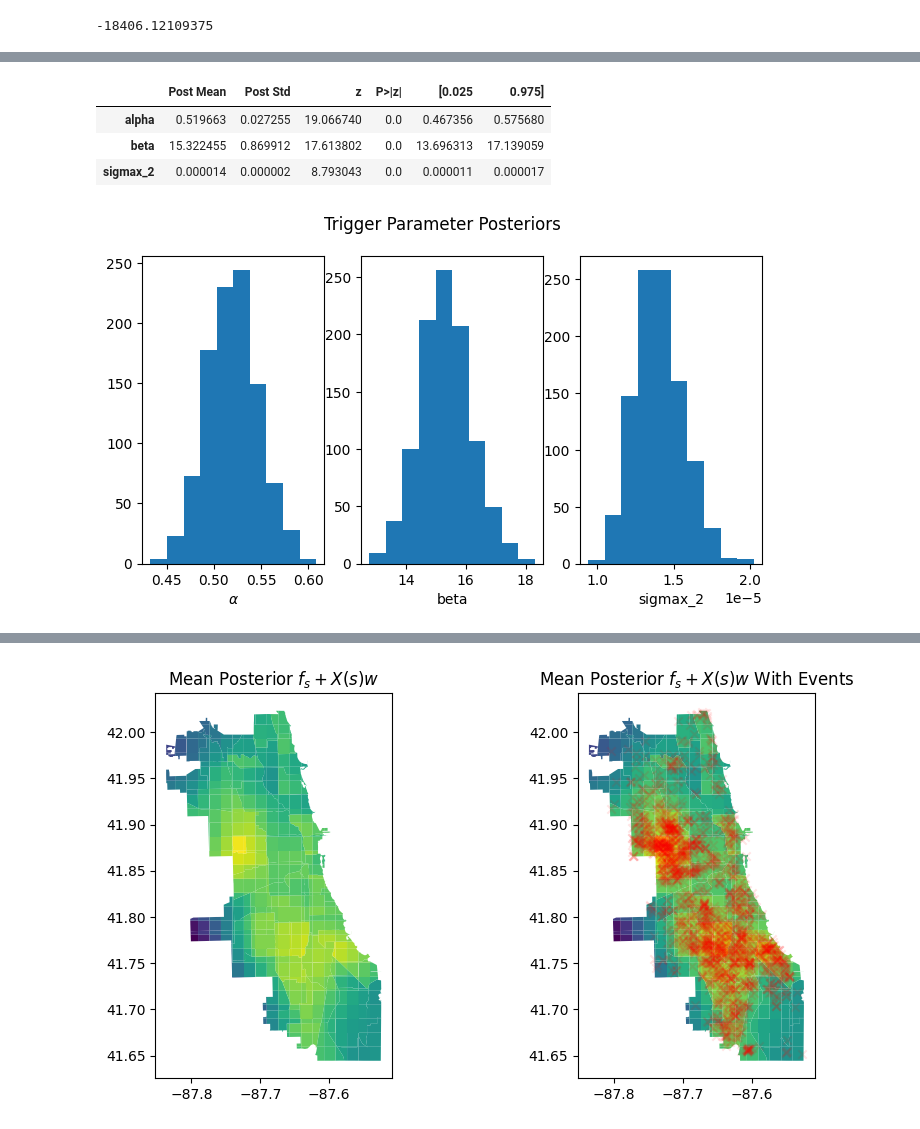
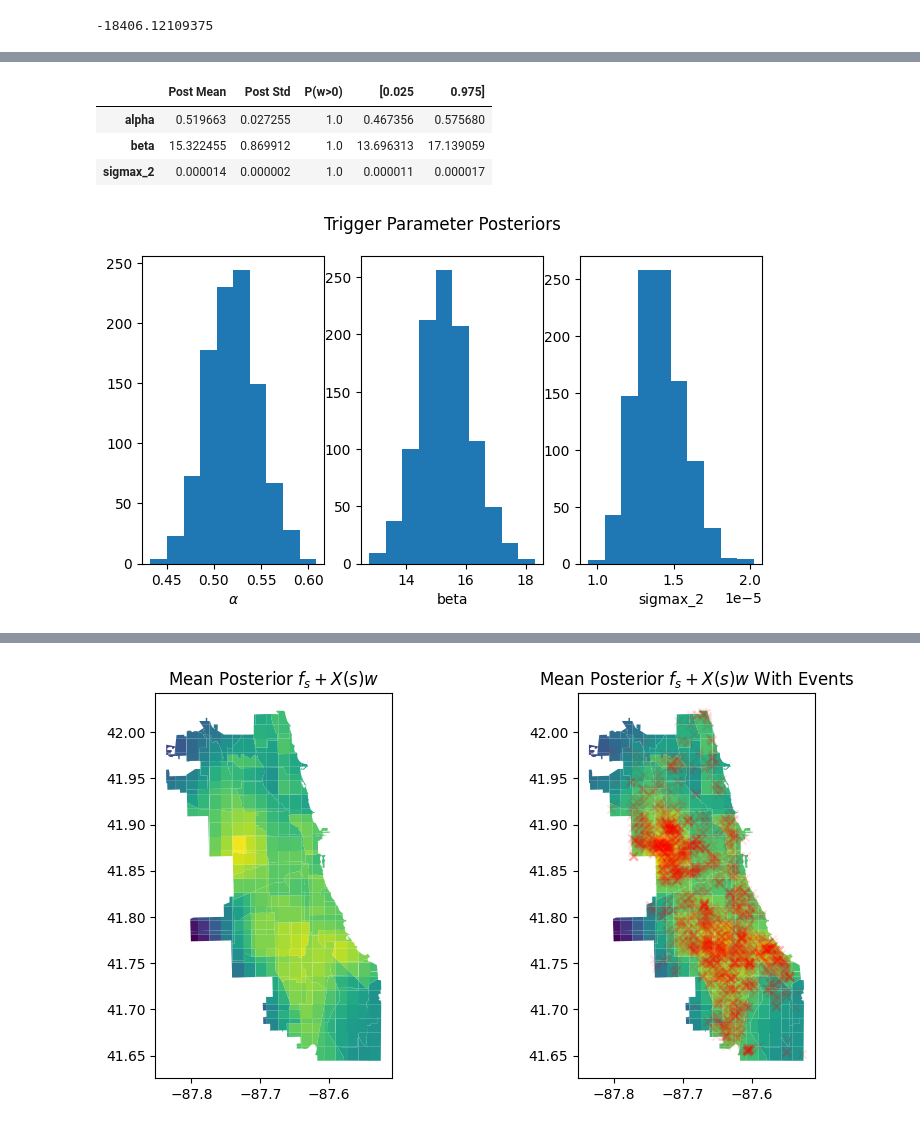
Before and after one commit to imanring/BSTPP, a Jupyter notebook: demo.ipynb, the cells around one changed output, grey strips where cells are left out. Drawn from its saved outputs; the diff is of its cells as text; code cells hidden in the pictures.

```diff
--- a/demo.ipynb
+++ b/demo.ipynb
@@ -63,10 +52,10 @@ model.expected_AIC()
 # %%
-model.plot_trigger_posterior()
+model.plot_trigger_posterior(trace=False)
 # %% [output]
-|  | Post Mean | Post Std | z | P>|z| | [0.025 | 0.975] |
-| alpha | 0.519663 | 0.027255 | 19.066740 | 0.0 | 0.467356 | 0.575680 |
-| beta | 15.322455 | 0.869912 | 17.613802 | 0.0 | 13.696313 | 17.139059 |
-| sigmax_2 | 0.000014 | 0.000002 | 8.793043 | 0.0 | 0.000011 | 0.000017 |
+|  | Post Mean | Post Std | P(w>0) | [0.025 | 0.975] |
+| alpha | 0.519663 | 0.027255 | 1.0 | 0.467356 | 0.575680 |
+| beta | 15.322455 | 0.869912 | 1.0 | 13.696313 | 17.139059 |
+| sigmax_2 | 0.000014 | 0.000002 | 1.0 | 0.000011 | 0.000017 |
 [figure]
 # %%
 model.plot_trigger_time_decay()
```
Also changed, not shown: parts of 20 cells of this notebook, 2 other files.
